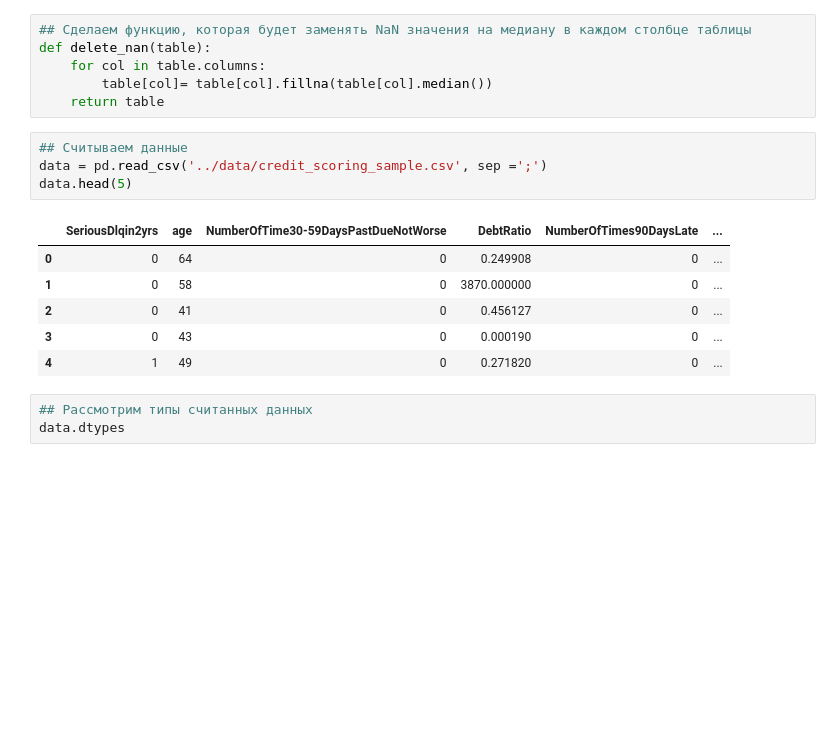
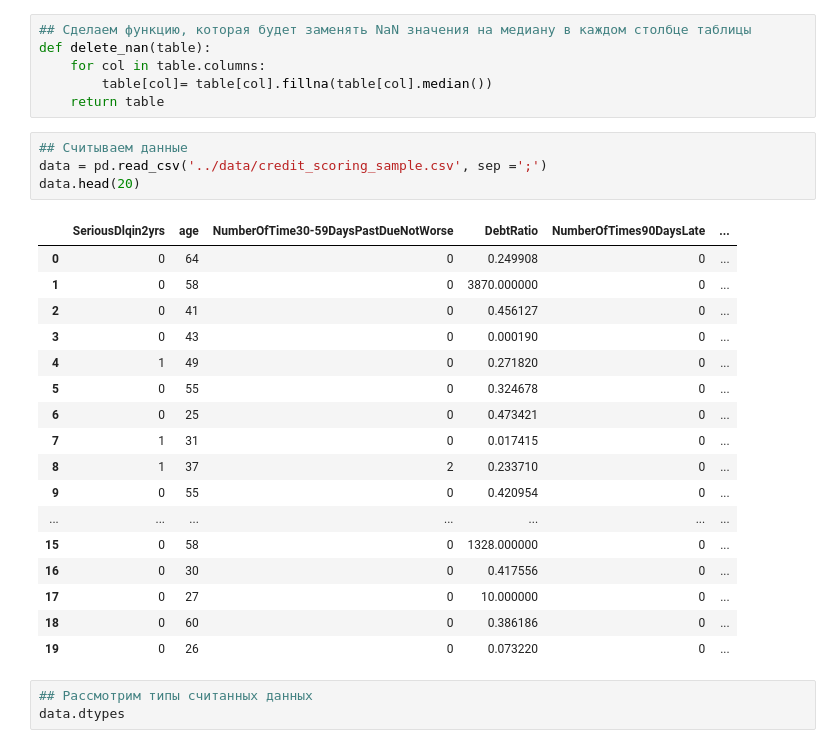
Before and after one commit to knyazev2517/ods2018, a Jupyter notebook: labs/knyazev_assignment05_logit_rf_credit_scoring.ipynb, the cells around one changed output. Drawn from its saved outputs; the diff is of its cells as text; blank space fills up the shorter version.

```diff
--- a/labs/knyazev_assignment05_logit_rf_credit_scoring.ipynb
+++ b/labs/knyazev_assignment05_logit_rf_credit_scoring.ipynb
@@ -58,14 +58,25 @@ def delete_nan(table):
 # %%
 ## Считываем данные
 data = pd.read_csv('../data/credit_scoring_sample.csv', sep =';')
-data.head(5)
+data.head(20)
 # %% [output]
 |  | SeriousDlqin2yrs | age | NumberOfTime30-59DaysPastDueNotWorse | DebtRatio | NumberOfTimes90DaysLate | ... |
 | 0 | 0 | 64 | 0 | 0.249908 | 0 | ... |
 | 1 | 0 | 58 | 0 | 3870.000000 | 0 | ... |
 | 2 | 0 | 41 | 0 | 0.456127 | 0 | ... |
 | 3 | 0 | 43 | 0 | 0.000190 | 0 | ... |
 | 4 | 1 | 49 | 0 | 0.271820 | 0 | ... |
+| 5 | 0 | 55 | 0 | 0.324678 | 0 | ... |
+| 6 | 0 | 25 | 0 | 0.473421 | 0 | ... |
+| 7 | 1 | 31 | 0 | 0.017415 | 0 | ... |
+| 8 | 1 | 37 | 2 | 0.233710 | 0 | ... |
+| 9 | 0 | 55 | 0 | 0.420954 | 0 | ... |
+| ... | ... | ... | ... | ... | ... | ... |
+| 15 | 0 | 58 | 0 | 1328.000000 | 0 | ... |
+| 16 | 0 | 30 | 0 | 0.417556 | 0 | ... |
+| 17 | 0 | 27 | 0 | 10.000000 | 0 | ... |
+| 18 | 0 | 60 | 0 | 0.386186 | 0 | ... |
+| 19 | 0 | 26 | 0 | 0.073220 | 0 | ... |
 # %%
 ## Рассмотрим типы считанных данных
 data.dtypes
```
Also changed, not shown: parts of 1 cell of this notebook, 2 other files.
